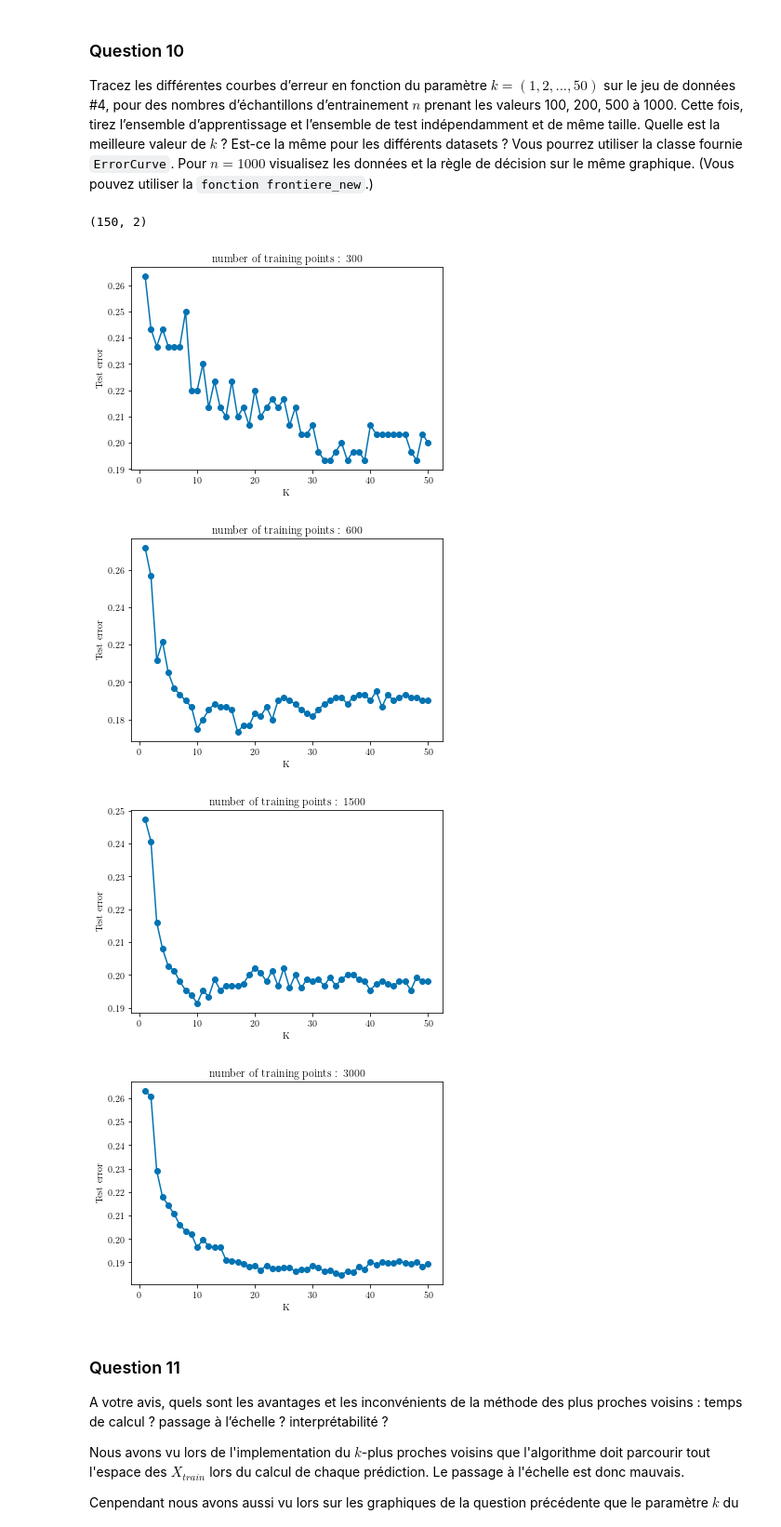
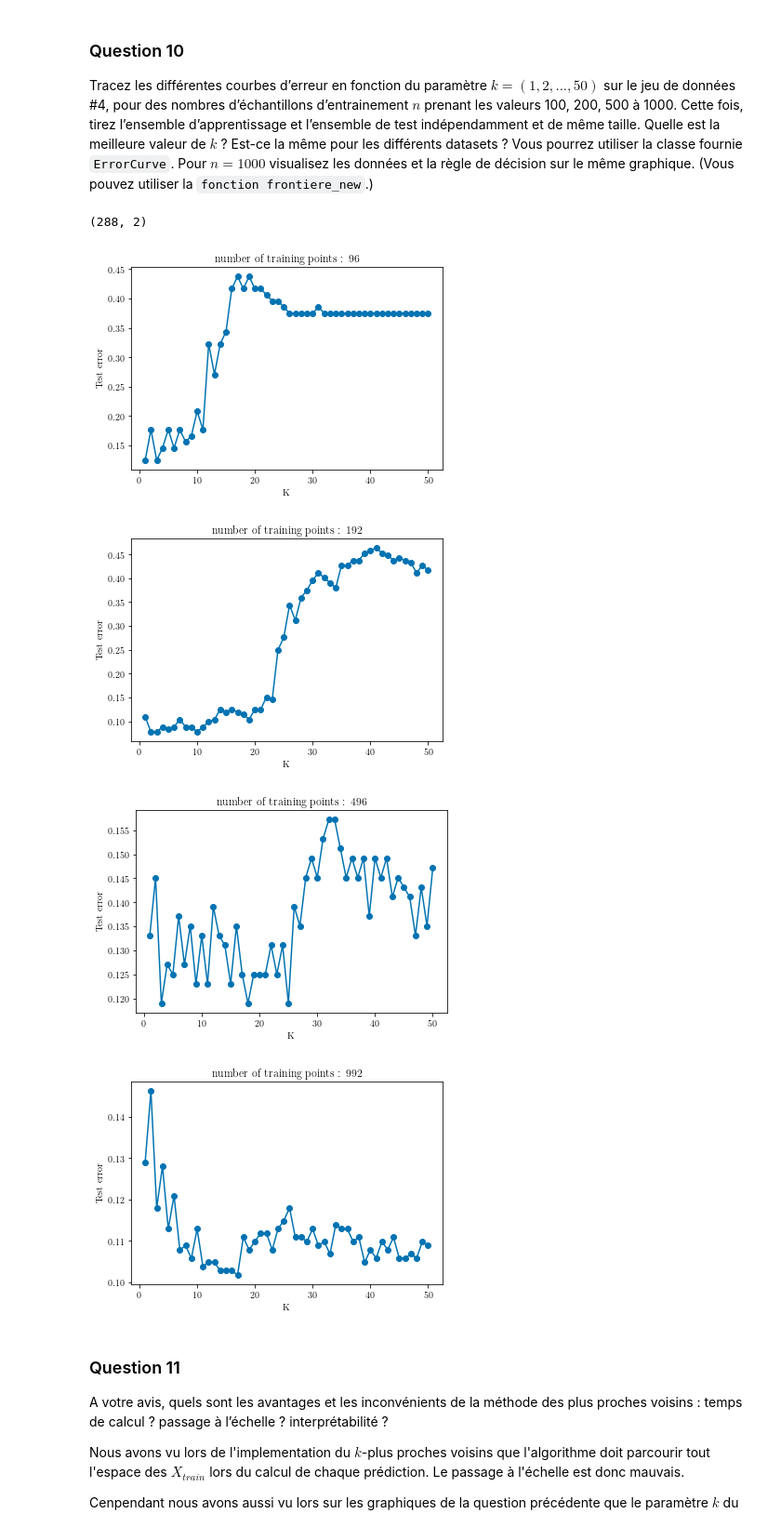
Before and after one commit to tbinetruy/Telecom-MDI-343, a Jupyter notebook: TP2/TP2.ipynb, the cells around one changed output. Shown at 93% size. Drawn from its saved outputs; the diff is of its cells as text; code cells hidden in the pictures.

```diff
--- a/TP2/TP2.ipynb
+++ b/TP2/TP2.ipynb
@@ -40,7 +40,7 @@ X2, y2 = tpknn.rand_clown(n1, n2, sigmas1, sigmas2)
 n1 = 150
 n2 = 150
 sigma = 0.1
-X3, y3 = tpknn.rand_checkers(n1, n2, sigma)
+X4, y4 = tpknn.rand_checkers(n1, n2, sigma)
 # %%
 n1 = 50
 n2 = n1
@@ -51,7 +51,7 @@ mu3 = [1., -1.]
 sigmas1 = [0.9, 0.9]
 sigmas2 = [0.9, 0.9]
 sigmas3 = [0.9, 0.9]
-X4, y4 = tpknn.rand_tri_gauss(n1, n2, n3, mu1, mu2, mu3, sigmas1, sigmas2, sigmas3)
+X2, y2 = tpknn.rand_tri_gauss(n1, n2, n3, mu1, mu2, mu3, sigmas1, sigmas2, sigmas3)
 # %% [markdown]
 ## Question 2
 
@@ -325,42 +328,38 @@ Tracez les différentes courbes d’erreur en fonction du paramètre $k = (1, 2,
 # %%
 print(X4.shape)
 import random
 
 def get_bootstrap_sample(X, y, n):
     rows = np.random.randint(len(X) - 1, size=n)
     return [X[rows,:], y[rows]]
 
 def get_sample(n):
-    mu1 = [1., 1.]
-    mu2 = [-1., -1.]
-    mu3 = [1., -1.]
-    sigmas1 = [0.9, 0.9]
-    sigmas2 = [0.9, 0.9]
-    sigmas3 = [0.9, 0.9]
-    return tpknn.rand_tri_gauss(n, n, n, mu1, mu2, mu3, sigmas1, sigmas2, sigmas3)
+    sigma = 0.1
+    _n = int(n/2)
+    return tpknn.rand_checkers(_n, _n, sigma)
 
 def q10():
     k = list(range(1, 51))
     X = X4
     y = y4
     for i, n in enumerate([100, 200, 500, 1000]):
         # X_train, y_train = get_bootstrap_sample(X, y, n)
         # X_test, y_test = get_bootstrap_sample(X, y, n)
         X_train, y_train = get_sample(n)
         X_test, y_test = get_sample(n)
         ks = list(range(1, 51))
         ec = tpknn.ErrorCurve(k_range=(ks))
         ec.fit_curve(X_train, y_train, X_test, y_test)
         plt.figure(i)
         ec.plot()
 
 q10()
 # %% [output]
-(150, 2)
+(288, 2)
-[figure, old version]
+[figure, new version]
-[figure, old version]
+[figure, new version]
-[figure, old version]
+[figure, new version]
-[figure, old version]
+[figure, new version]
 # %% [markdown]
 ### Question 11
 
```
Also changed, not shown: parts of 20 cells of this notebook.
